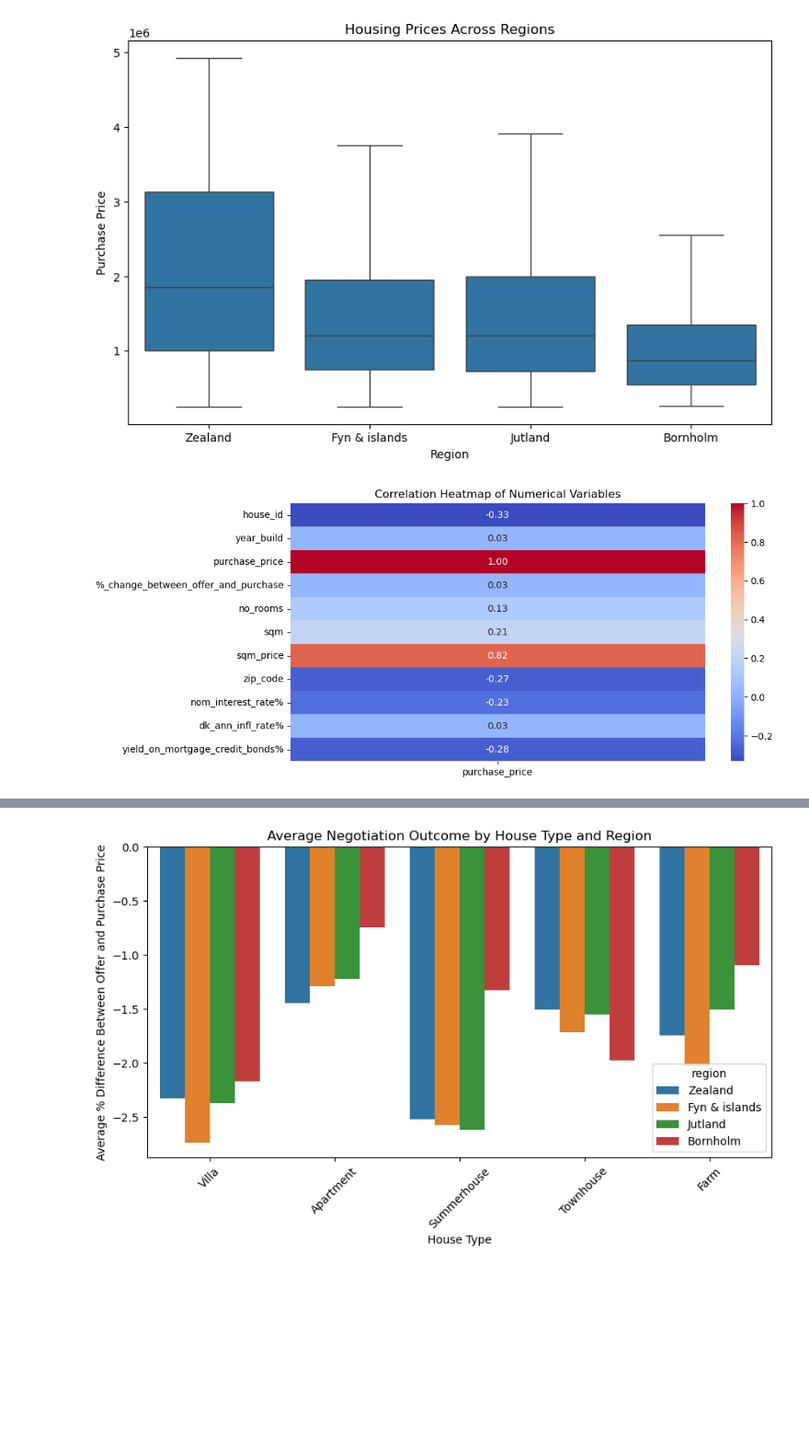
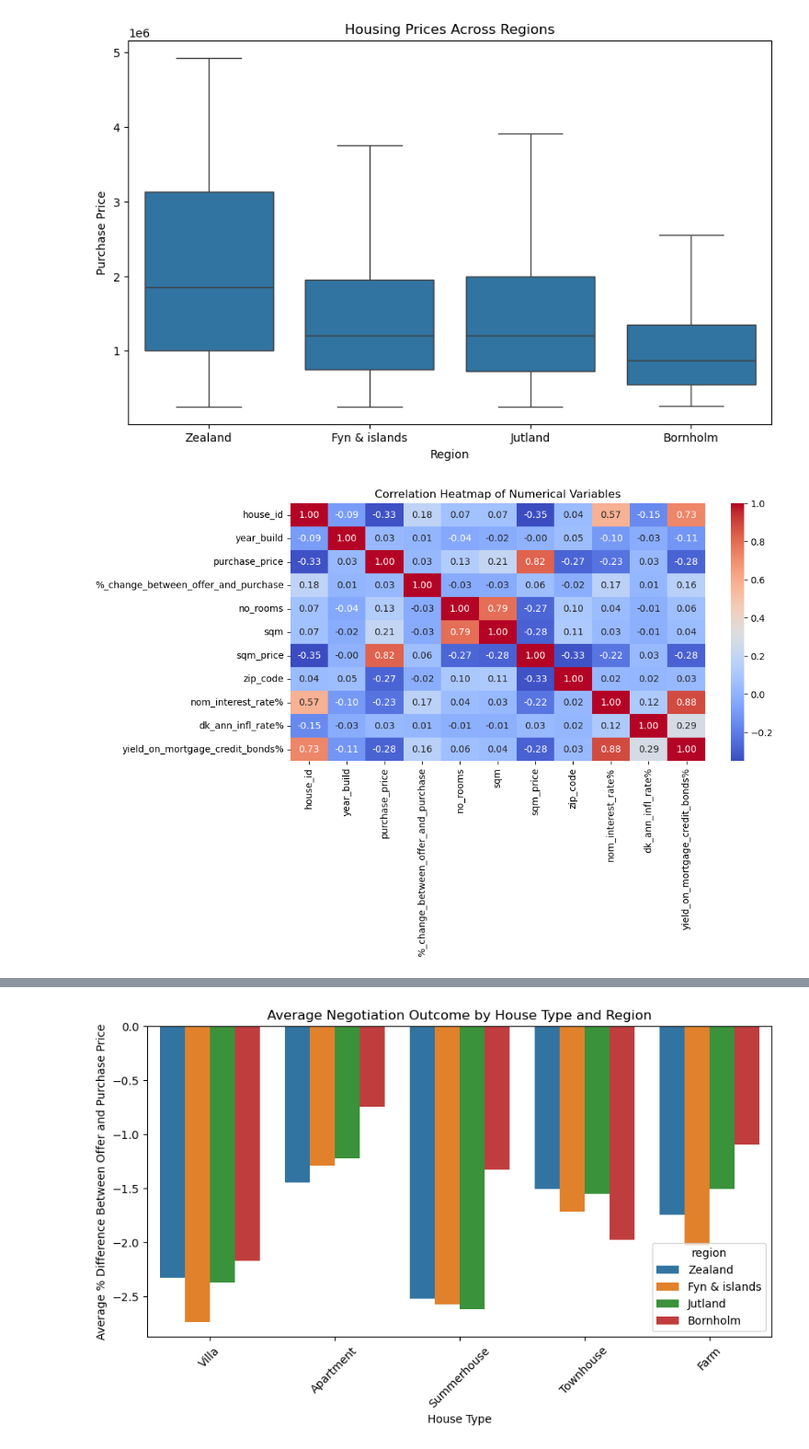
Before and after one commit to Ayomikun721/EXPLORATORY-DATA-ANALYSIS, a Jupyter notebook: EXPLORATORY DA.ipynb, the cells around one changed output, grey strips where cells are left out. Shown at 92% size. Cells and saved outputs as stored; diff of their text form; code cells hidden in the pictures; blank space fills up the shorter version.

```diff
--- a/EXPLORATORY DA.ipynb
+++ b/EXPLORATORY DA.ipynb
@@ -667,10 +667,10 @@ plt.show()
 # %% [output]
 [figure]
 # %%
-corr_price = df.corr(numeric_only=True)[['purchase_price']]
+corr_price = df.corr(numeric_only=True)
 plt.figure(figsize=(10,5))
 sb.heatmap(corr_price, annot=True, cmap="coolwarm", fmt=".2f")
 plt.title("Correlation Heatmap of Numerical Variables")
 plt.show()
 # %% [output]
-[figure, old version]
+[figure, new version]
```
Also changed, not shown: parts of 1 cell of this notebook, 2 other files.
